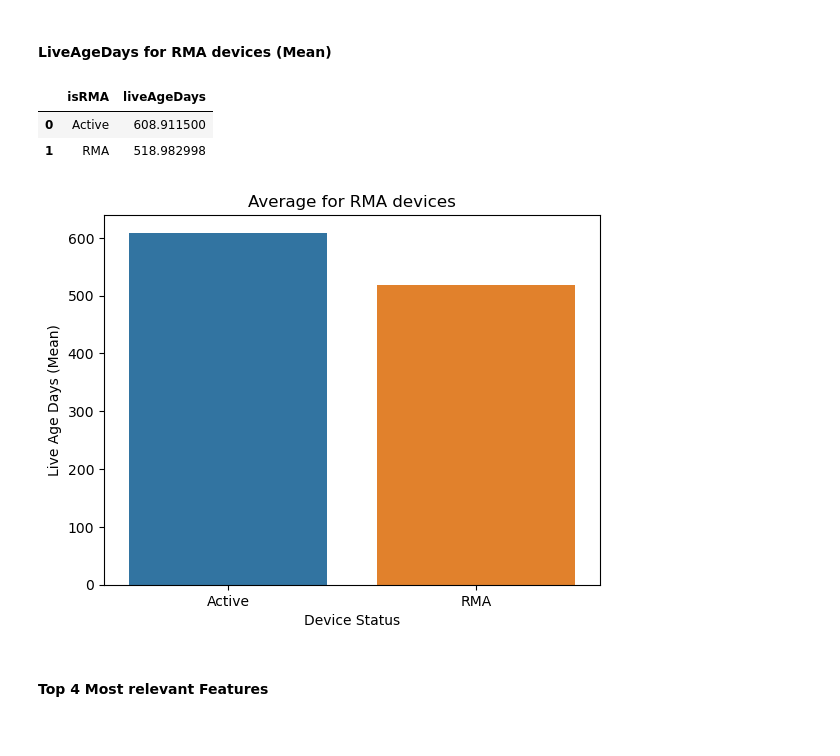
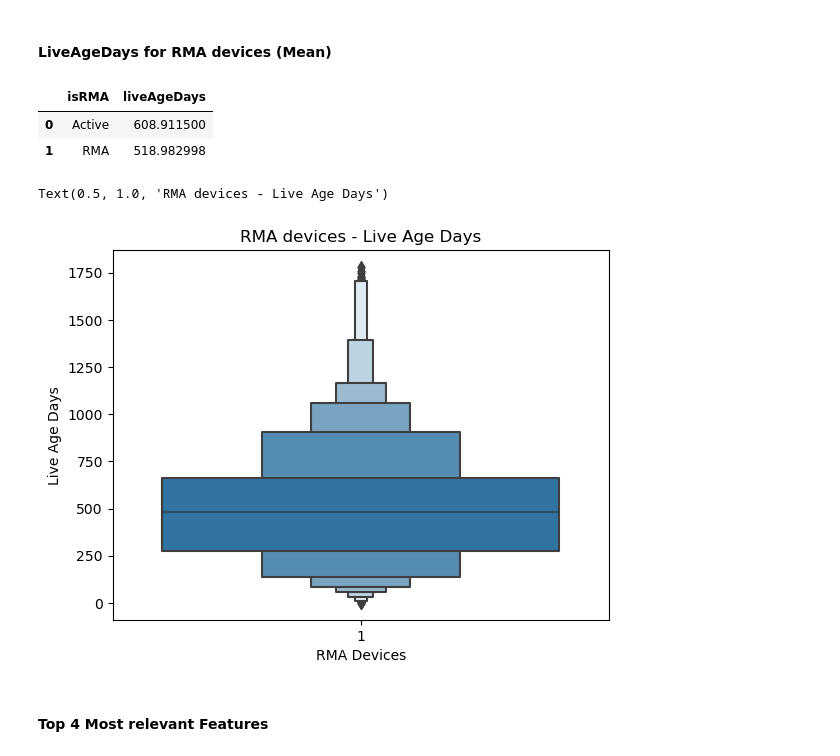
Before and after one commit to jaruizsys/DetectingRMAs, a Jupyter notebook: MaintenanceWarnings.ipynb, the cells around one changed output. Cells and saved outputs as stored; diff of their text form; code cells hidden in the pictures.

```diff
--- a/MaintenanceWarnings.ipynb
+++ b/MaintenanceWarnings.ipynb
@@ -972,19 +989,24 @@ plt.xticks(rotation=90)  # Rotate labels by 45 degrees
 # %%
 df_graph = df.groupby('isRMA')['liveAgeDays'].mean().reset_index()
 df_graph['isRMA'] = np.where(df_graph['isRMA'] == 1 , 'RMA', 'Active')
-
-sns.barplot(data = df_graph, x="isRMA", y="liveAgeDays")
-
-plt.xlabel("Device Status")
-plt.ylabel("Live Age Days (Mean)")
-plt.title('Average for RMA devices')
-
 df_graph
 # %% [output]
 |  | isRMA | liveAgeDays |
 | 0 | Active | 608.911500 |
 | 1 | RMA | 518.982998 |
-[figure, removed]
+# %%
+# Review the cuantiles dsitribution for RMA devices using live age days
+sns.boxenplot(
+	data=df.query('isRMA == 1'),
+	x="isRMA",
+	y="liveAgeDays"
+)
+plt.xlabel("RMA Devices")
+plt.ylabel("Live Age Days")
+plt.title('RMA devices - Live Age Days')
+# %% [output]
+Text(0.5, 1.0, 'RMA devices - Live Age Days')
+[figure, added]
 # %% [markdown]
 #### Top 4 Most relevant Features
 # %%
```
Also changed, not shown: parts of 14 cells of this notebook, 8 other files.
